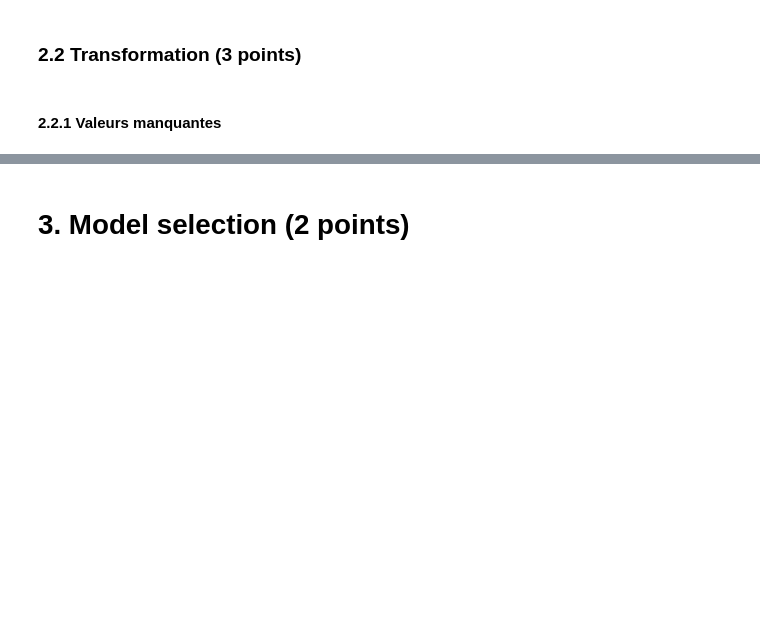
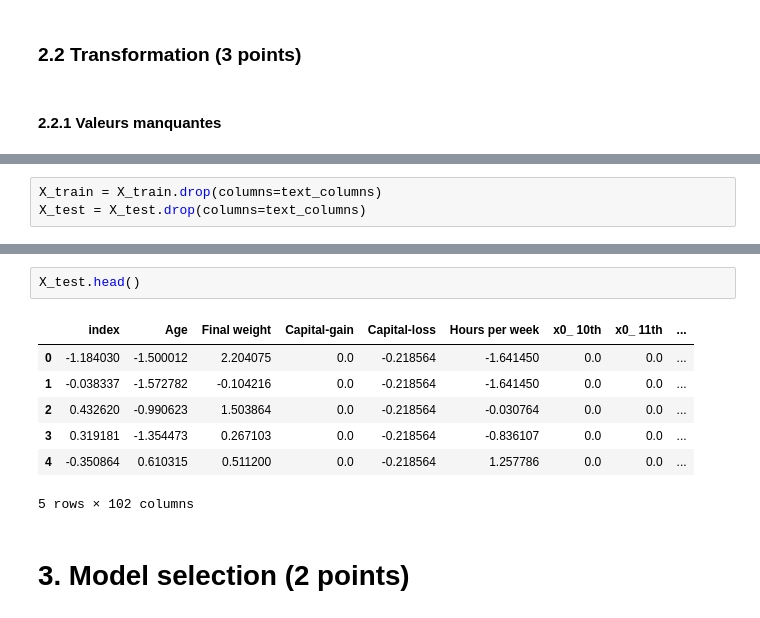
Before and after one commit to AdamMartinCote/IntroductionToAI, a Jupyter notebook: tp3/TP3_INF8215.ipynb, the cells around one changed output, grey strips where cells are left out. Saved outputs shown, nothing was run; the diff lists cells and outputs as text; blank space fills up the shorter version.

```diff
--- a/tp3/TP3_INF8215.ipynb
+++ b/tp3/TP3_INF8215.ipynb
@@ -707,0 +717,3 @@ X_train.head()
+# %%
+X_train = X_train.drop(columns=text_columns)
+X_test = X_test.drop(columns=text_columns)
@@ -708,3 +732,13 @@ X_train.head()
+# %%
+X_test.head()
+# %% [output]
+|  | index | Age | Final weight | Capital-gain | Capital-loss | Hours per week | x0_ 10th | x0_ 11th | ... |
+| 0 | -1.184030 | -1.500012 | 2.204075 | 0.0 | -0.218564 | -1.641450 | 0.0 | 0.0 | ... |
+| 1 | -0.038337 | -1.572782 | -0.104216 | 0.0 | -0.218564 | -1.641450 | 0.0 | 0.0 | ... |
+| 2 | 0.432620 | -0.990623 | 1.503864 | 0.0 | -0.218564 | -0.030764 | 0.0 | 0.0 | ... |
+| 3 | 0.319181 | -1.354473 | 0.267103 | 0.0 | -0.218564 | -0.836107 | 0.0 | 0.0 | ... |
+| 4 | -0.350864 | 0.610315 | 0.511200 | 0.0 | -0.218564 | 1.257786 | 0.0 | 0.0 | ... |
+5 rows × 102 columns
 # %% [markdown]
 # 3. Model selection (2 points)
 # %% [markdown]
```
Also changed, not shown: parts of 11 cells of this notebook.
